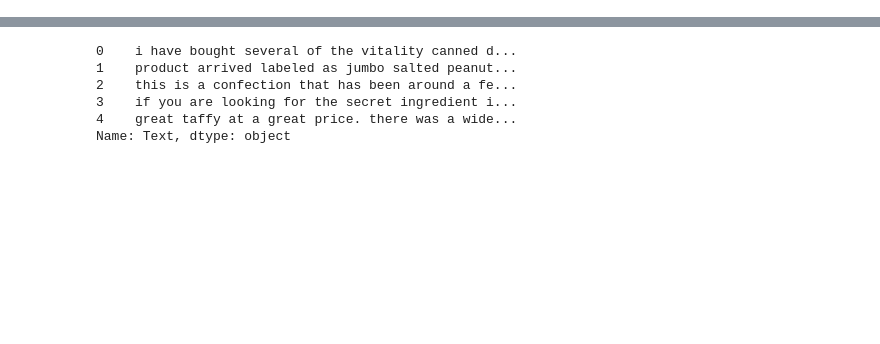
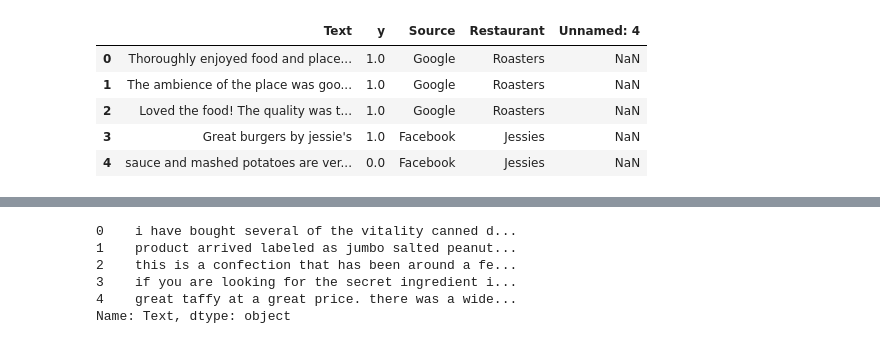
Before and after one commit to IqraAziz15/OpenRestaurantFYP, a Jupyter notebook: model/sentiment_analysis_model.ipynb, the cells around one changed output, grey strips where cells are left out. Saved outputs shown, nothing was run; the diff lists cells and outputs as text; code cells hidden in the pictures; blank space fills up the shorter version.

```diff
--- a/model/sentiment_analysis_model.ipynb
+++ b/model/sentiment_analysis_model.ipynb
@@ -31,3 +39,12 @@ amazon_fine_food_reviews_dataset.head(5)
+# %%
+food_reviews_dataset.head(5)
+# %% [output]
+|  | Text | y | Source | Restaurant | Unnamed: 4 |
+| 0 | Thoroughly enjoyed food and place... | 1.0 | Google | Roasters | NaN |
+| 1 | The ambience of the place was goo... | 1.0 | Google | Roasters | NaN |
+| 2 | Loved the food! The quality was t... | 1.0 | Google | Roasters | NaN |
+| 3 | Great burgers by jessie's | 1.0 | Facebook | Jessies | NaN |
+| 4 | sauce and mashed potatoes are ver... | 0.0 | Facebook | Jessies | NaN |
 # %%
 amazon_fine_food_reviews_dataset.info()
 # %% [output]
```
Also changed, not shown: parts of 29 cells of this notebook.
